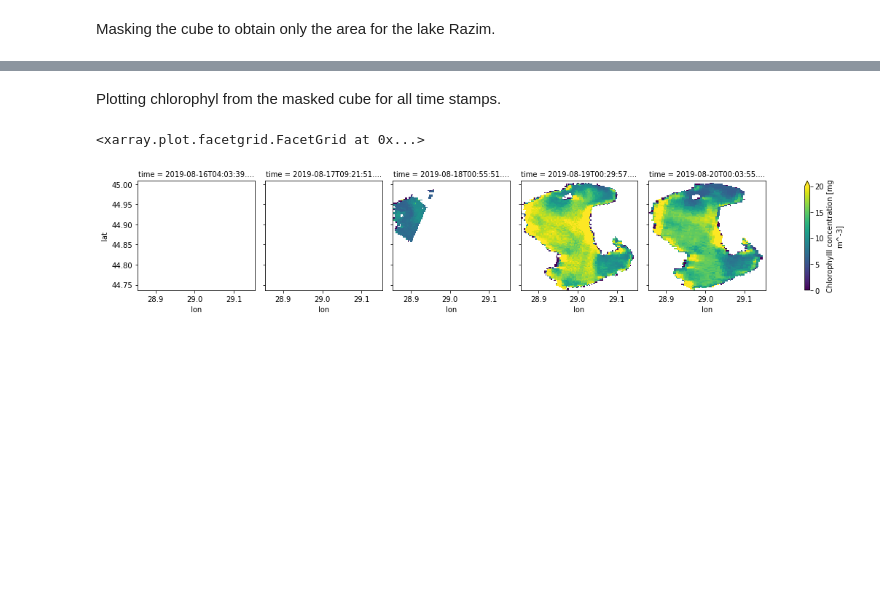
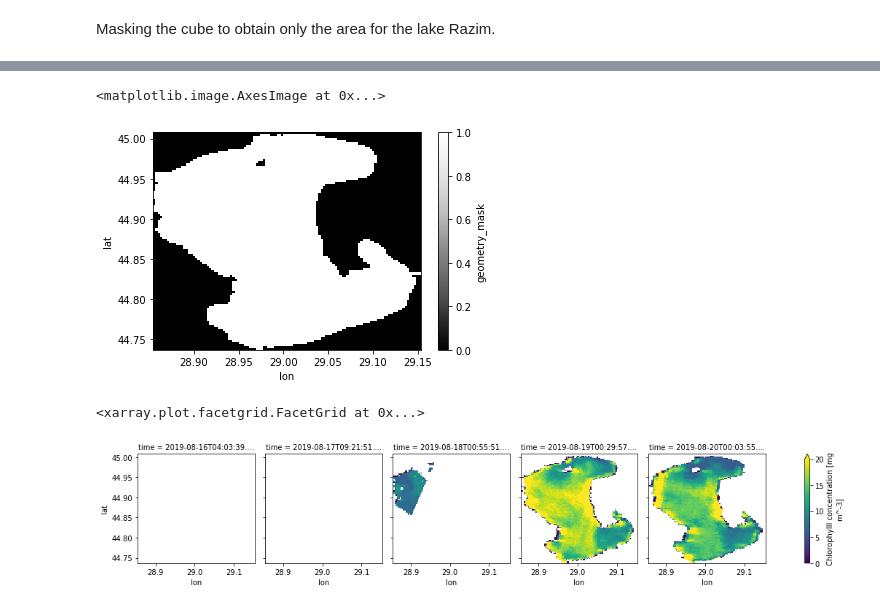
Before and after one commit to CyanoAlert/cyanoalert-regions, a Jupyter notebook: Demo/Demo.ipynb, the cells around one changed output, grey strips where cells are left out. Drawn from its saved outputs; the diff is of its cells as text; code cells hidden in the pictures; blank space fills up the shorter version.

```diff
--- a/Demo/Demo.ipynb
+++ b/Demo/Demo.ipynb
@@ -61,2 +70,0 @@ Selecting Lake Razim from polygons
-# %%
-lake_razim = geom['features'][6]
@@ -63,4 +76,5 @@ lake_razim = geom['features'][6]
 # %% [markdown]
 Masking the cube to obtain only the area for the lake Razim.
 # %%
-masked_cube = xcube.api.mask_dataset_by_geometry(cube, lake_razim, no_clip=False, save_geometry_wkt=True)
+masked_cube = xcube.api.mask_dataset_by_geometry(cube, lake_razim, save_geometry_mask=True, save_geometry_wkt=True)
+masked_cube
@@ -67,2 +99,7 @@ masked_cube = xcube.api.mask_dataset_by_geometry(cube, lake_razim, no_clip=False
-# %% [markdown]
-Plotting chlorophyl from the masked cube for all time stamps.
+# %%
+mask = masked_cube.geometry_mask
+# %%
+mask.plot.imshow(cmap='Greys_r')
+# %% [output]
+<matplotlib.image.AxesImage at 0x...>
+[figure, added]
```
Also changed, not shown: parts of 20 cells of this notebook.
